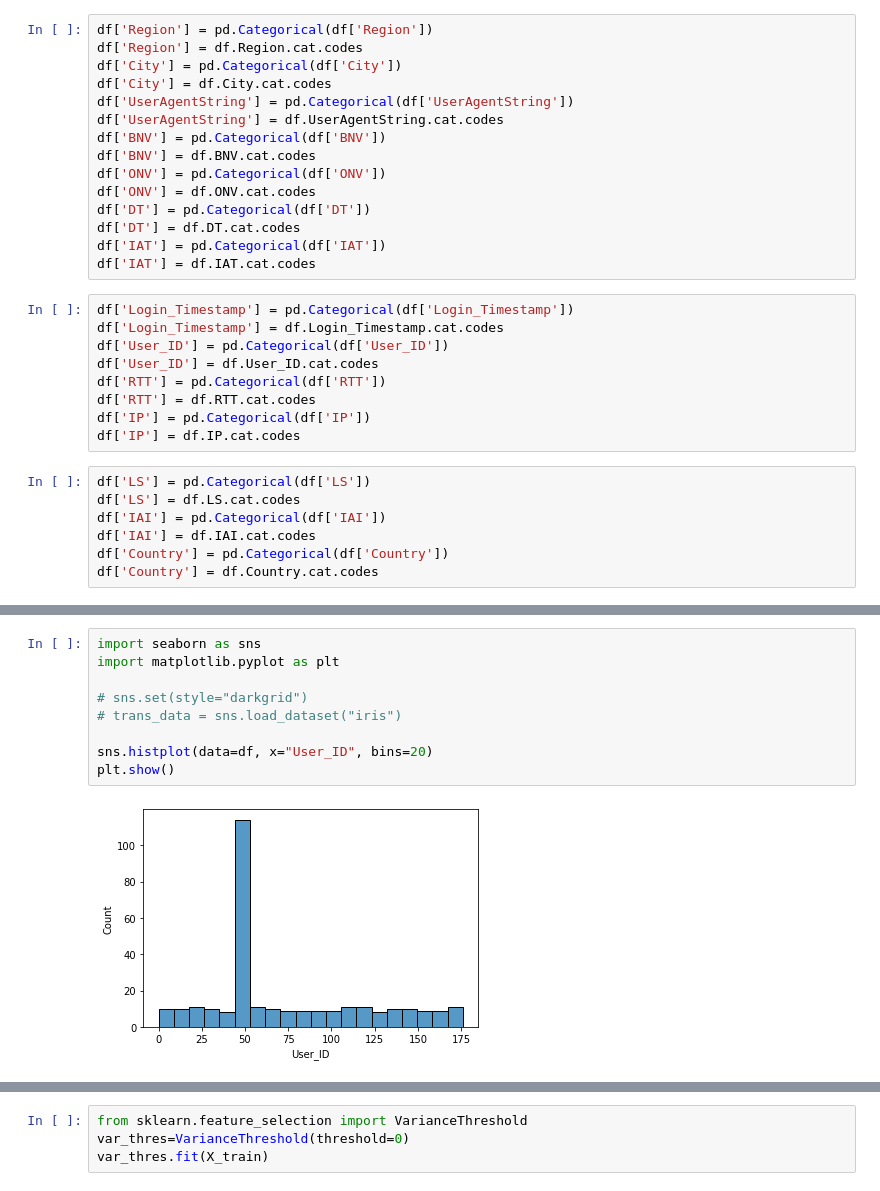
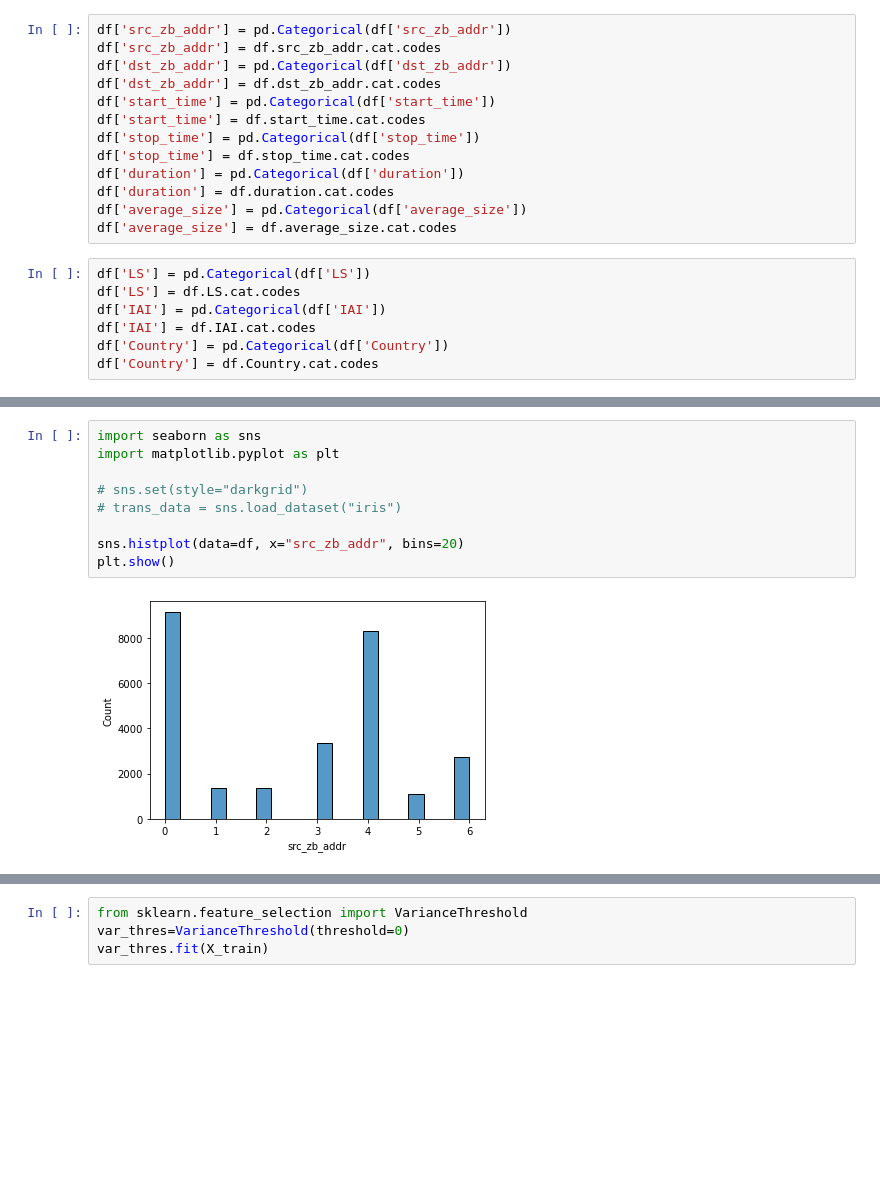
Before and after one commit to digitalhemanth/Data-Science, a Jupyter notebook: Scikit Learn/dataset_3/spark_hadoop_ml_3.ipynb, the cells around one changed output, grey strips where cells are left out. Cells and saved outputs as stored; diff of their text form; blank space fills up the shorter version.

```diff
--- a/Scikit Learn/dataset_3/spark_hadoop_ml_3.ipynb
+++ b/Scikit Learn/dataset_3/spark_hadoop_ml_3.ipynb
@@ -178,27 +113,16 @@ dtype: object
 # %%
-df['Region'] = pd.Categorical(df['Region'])
-df['Region'] = df.Region.cat.codes
-df['City'] = pd.Categorical(df['City'])
-df['City'] = df.City.cat.codes
-df['UserAgentString'] = pd.Categorical(df['UserAgentString'])
-df['UserAgentString'] = df.UserAgentString.cat.codes
-df['BNV'] = pd.Categorical(df['BNV'])
-df['BNV'] = df.BNV.cat.codes
-df['ONV'] = pd.Categorical(df['ONV'])
-df['ONV'] = df.ONV.cat.codes
-df['DT'] = pd.Categorical(df['DT'])
-df['DT'] = df.DT.cat.codes
-df['IAT'] = pd.Categorical(df['IAT'])
-df['IAT'] = df.IAT.cat.codes
+df['src_zb_addr'] = pd.Categorical(df['src_zb_addr'])
+df['src_zb_addr'] = df.src_zb_addr.cat.codes
+df['dst_zb_addr'] = pd.Categorical(df['dst_zb_addr'])
+df['dst_zb_addr'] = df.dst_zb_addr.cat.codes
+df['start_time'] = pd.Categorical(df['start_time'])
+df['start_time'] = df.start_time.cat.codes
+df['stop_time'] = pd.Categorical(df['stop_time'])
+df['stop_time'] = df.stop_time.cat.codes
+df['duration'] = pd.Categorical(df['duration'])
+df['duration'] = df.duration.cat.codes
+df['average_size'] = pd.Categorical(df['average_size'])
+df['average_size'] = df.average_size.cat.codes
-# %%
-df['Login_Timestamp'] = pd.Categorical(df['Login_Timestamp'])
-df['Login_Timestamp'] = df.Login_Timestamp.cat.codes
-df['User_ID'] = pd.Categorical(df['User_ID'])
-df['User_ID'] = df.User_ID.cat.codes
-df['RTT'] = pd.Categorical(df['RTT'])
-df['RTT'] = df.RTT.cat.codes
-df['IP'] = pd.Categorical(df['IP'])
-df['IP'] = df.IP.cat.codes
 # %%
 df['LS'] = pd.Categorical(df['LS'])
 df['LS'] = df.LS.cat.codes
@@ -238,11 +161,11 @@ dtype: object
 # %%
 import seaborn as sns
 import matplotlib.pyplot as plt
 
 # sns.set(style="darkgrid")
 # trans_data = sns.load_dataset("iris")
 
-sns.histplot(data=df, x="User_ID", bins=20)
+sns.histplot(data=df, x="src_zb_addr", bins=20)
 plt.show()
 # %% [output]
-[figure, old version]
+[figure, new version]
```
Also changed, not shown: parts of 53 cells of this notebook, 2 other files.
